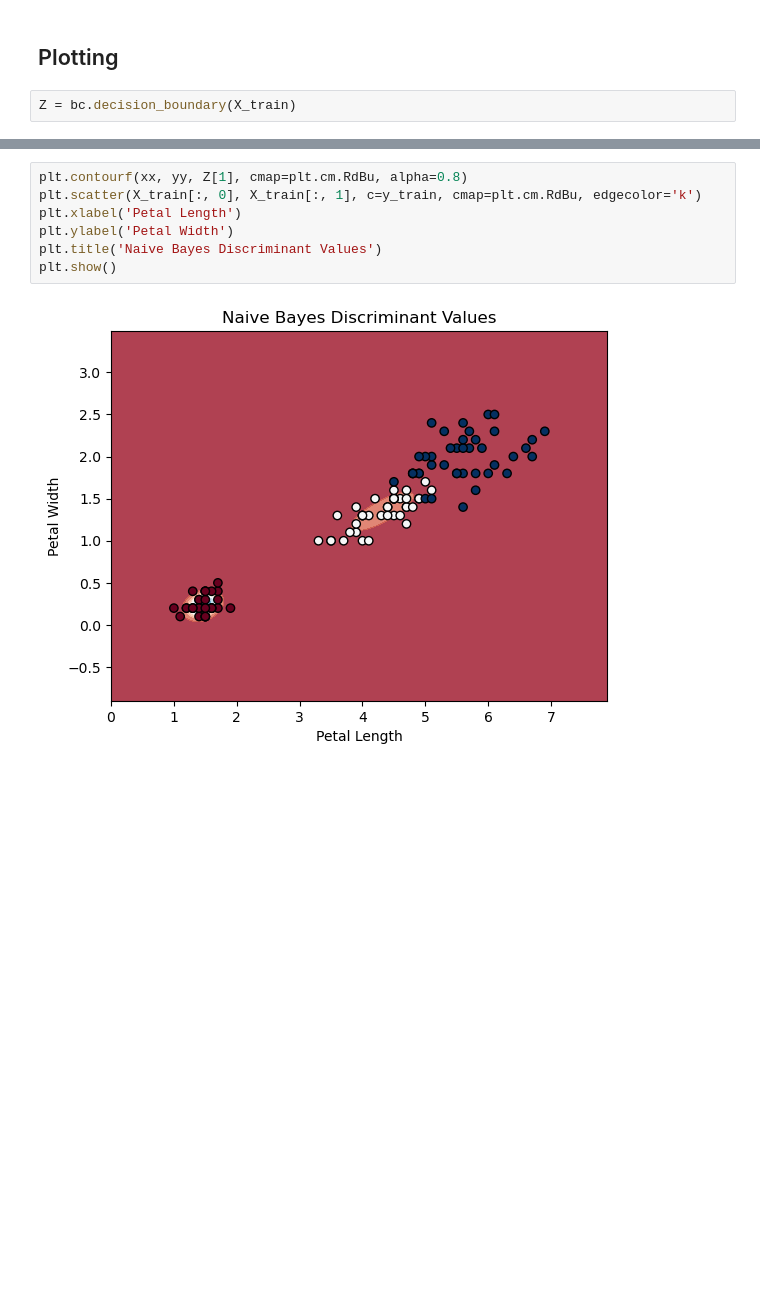
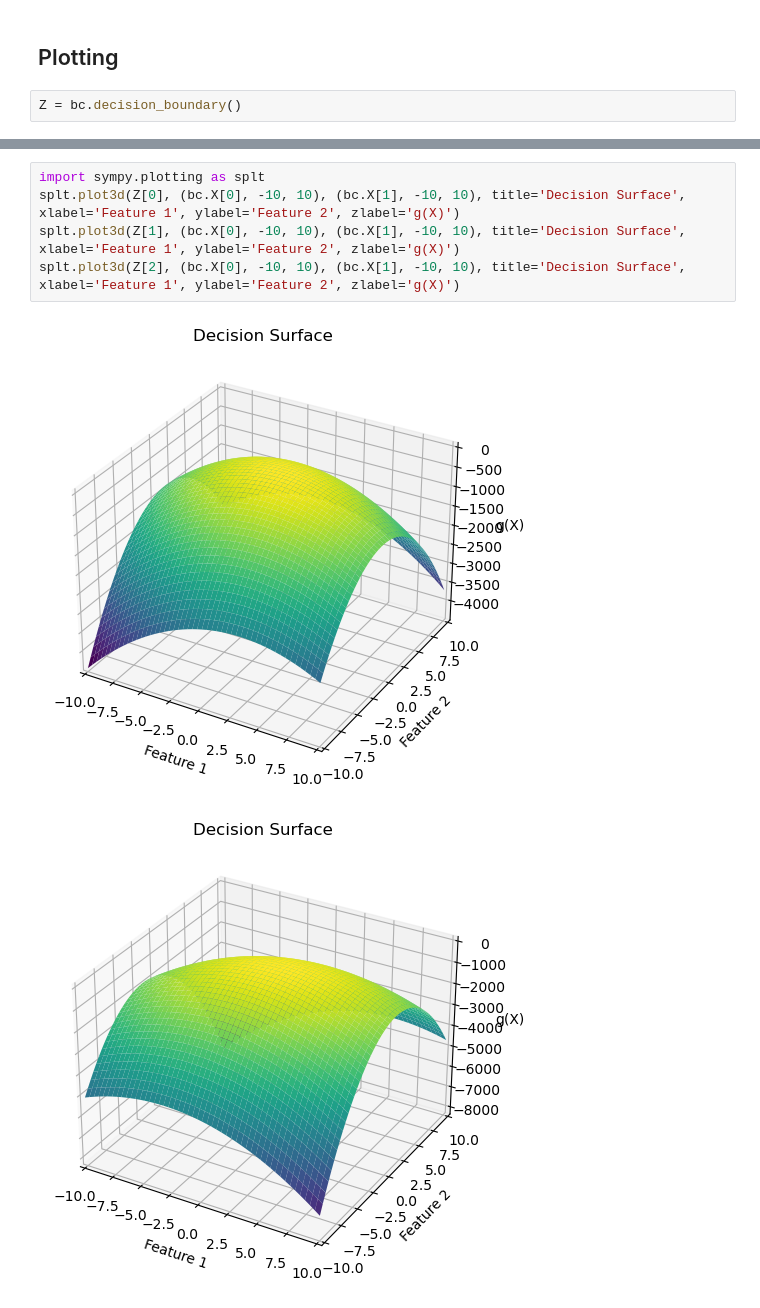
Before and after one commit to Vishnuteja-Surla/Pattern-Recognition-and-Machine-Learning, a Jupyter notebook: Lab-7/CS21B2037_Q4.ipynb, the cells around one changed output, grey strips where cells are left out. Drawn from its saved outputs; the diff is of its cells as text; blank space fills up the shorter version.

```diff
--- a/Lab-7/CS21B2037_Q4.ipynb
+++ b/Lab-7/CS21B2037_Q4.ipynb
@@ -278,4 +273,4 @@ The Accuracy of this model is 100.0%
 # %% [markdown]
 ## Plotting
 # %%
-Z = bc.decision_boundary(X_train)
+Z = bc.decision_boundary()
@@ -295,9 +277,8 @@ plt.show()
-# %%
-plt.contourf(xx, yy, Z[1], cmap=plt.cm.RdBu, alpha=0.8)
-plt.scatter(X_train[:, 0], X_train[:, 1], c=y_train, cmap=plt.cm.RdBu, edgecolor='k')
-plt.xlabel('Petal Length')
-plt.ylabel('Petal Width')
-plt.title('Naive Bayes Discriminant Values')
-plt.show()
-# %% [output]
-[figure, removed]
+# %%
+import sympy.plotting as splt
+splt.plot3d(Z[0], (bc.X[0], -10, 10), (bc.X[1], -10, 10), title='Decision Surface', xlabel='Feature 1', ylabel='Feature 2', zlabel='g(X)')
+splt.plot3d(Z[1], (bc.X[0], -10, 10), (bc.X[1], -10, 10), title='Decision Surface', xlabel='Feature 1', ylabel='Feature 2', zlabel='g(X)')
+splt.plot3d(Z[2], (bc.X[0], -10, 10), (bc.X[1], -10, 10), title='Decision Surface', xlabel='Feature 1', ylabel='Feature 2', zlabel='g(X)')
+# %% [output]
+[figure, added]
+[figure, added]
```
Also changed, not shown: parts of 5 cells of this notebook, 3 other files.
